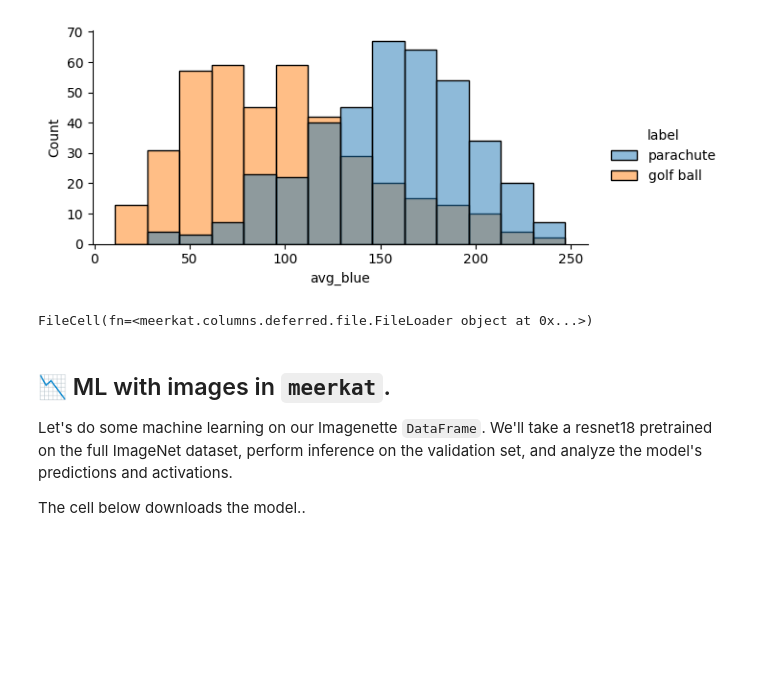
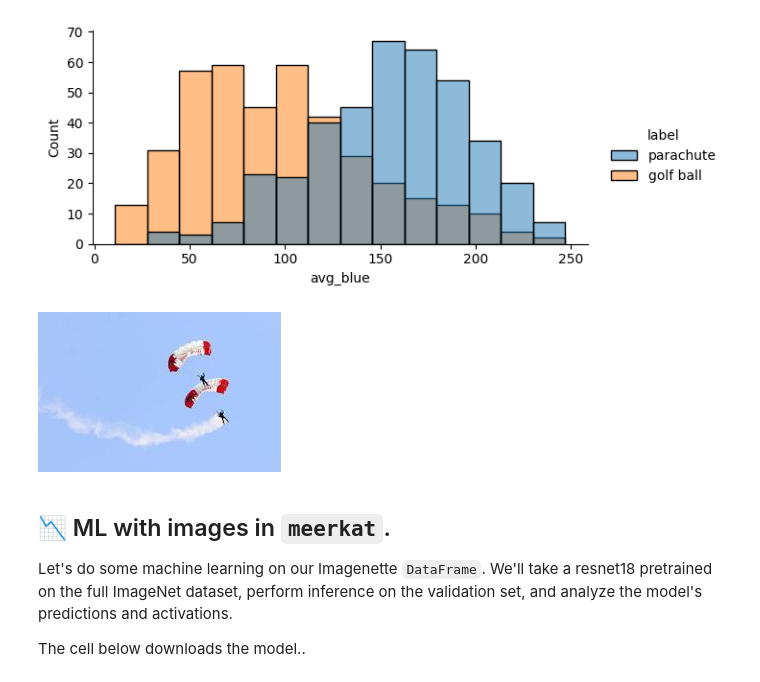
Before and after one commit to HazyResearch/meerkat, a Jupyter notebook: docs/_sources/start/tutorials/tutorial-data-frames.ipynb, the cells around one changed output. Cells and saved outputs as stored; diff of their text form; code cells hidden in the pictures; blank space fills up the shorter version.

```diff
--- a/docs/_sources/start/tutorials/tutorial-data-frames.ipynb
+++ b/docs/_sources/start/tutorials/tutorial-data-frames.ipynb
@@ -147,7 +147,7 @@ Under the hood, dataloading is multiprocessed so that costly I/O doesn't bottlen
 
 Let's start by filtering the `DataFrame` down to the examples in the validation set.
 # %%
-valid_df = df.filter(lambda split: split == "valid")
+valid_df = df.filter(lambda split: split == "valid", is_batched_fn=True, batch_size=len(df))
 # %% [markdown]
 ### 🫐  Using `DataFrame.map` to compute average intensity of the blue color channel in the images.
 
@@ -182,9 +182,9 @@ sns.displot(
 <seaborn.axisgrid.FacetGrid at 0x...>
 [figure]
 # %%
-valid_df["img"][int(np.argmax(valid_df["avg_blue"]))]
+valid_df["img"][int(np.argmax(valid_df["avg_blue"]))]()
 # %% [output]
-FileCell(fn=<meerkat.columns.deferred.file.FileLoader object at 0x...>)
+[figure, added]
 # %% [markdown]
 ## 📉 ML with images in `meerkat`.
 
```
Also changed, not shown: parts of 2 cells of this notebook, 30 other files.
